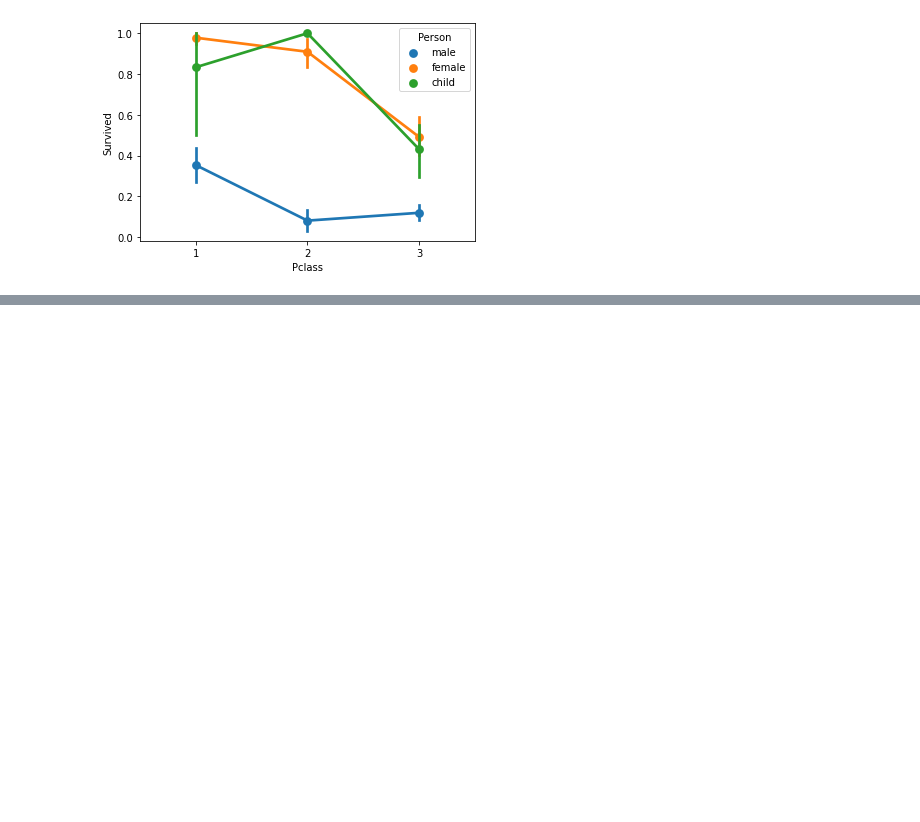
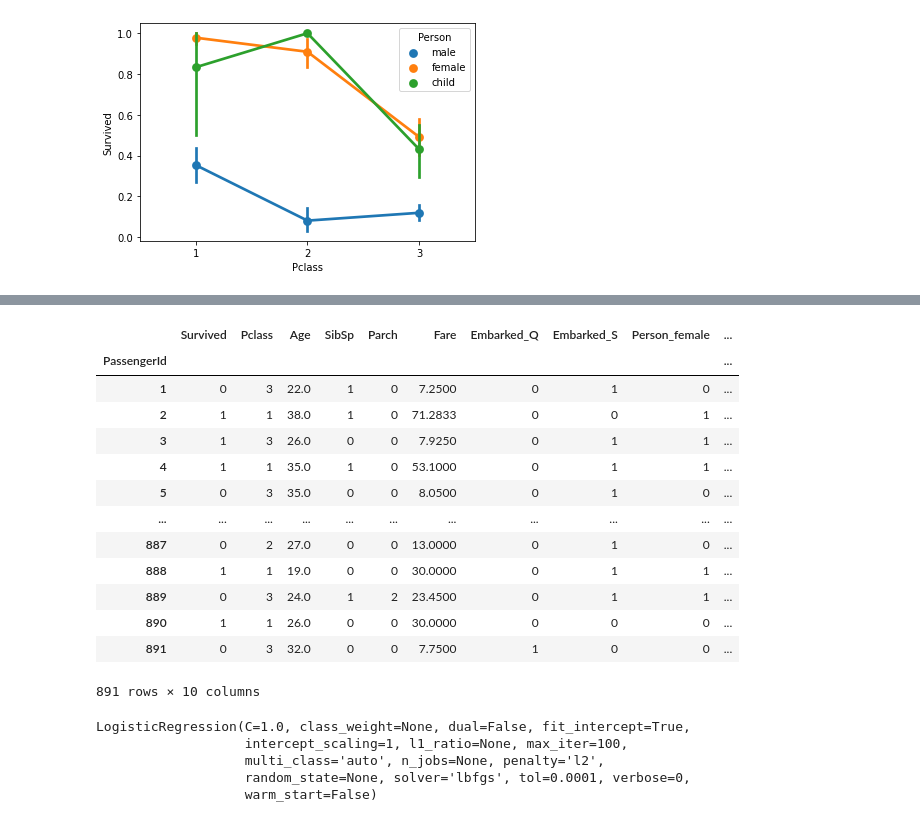
Before and after one commit to SiddhanthNB/Titanic-EDA, a Jupyter notebook: Titanic.ipynb, the cells around one changed output, grey strips where cells are left out. Drawn from its saved outputs; the diff is of its cells as text; code cells hidden in the pictures; blank space fills up the shorter version.

```diff
--- a/Titanic.ipynb
+++ b/Titanic.ipynb
@@ -171,0 +208,2 @@ sns.pointplot(x='Pclass',y='Survived',hue='Person',data=titanic_data)
+# %%
+titanic_data.drop(['Name','Sex','Ticket','Cabin'],axis=1,inplace=True)
@@ -171,0 +220,18 @@ sns.pointplot(x='Pclass',y='Survived',hue='Person',data=titanic_data)
+# %%
+titanic_data = pd.get_dummies(titanic_data, columns = ['Embarked', 'Person'], drop_first = True)
+titanic_data
+# %% [output]
+|  | Survived | Pclass | Age | SibSp | Parch | Fare | Embarked_Q | Embarked_S | Person_female | ... |
+| PassengerId |  |  |  |  |  |  |  |  |  | ... |
+| 1 | 0 | 3 | 22.0 | 1 | 0 | 7.2500 | 0 | 1 | 0 | ... |
+| 2 | 1 | 1 | 38.0 | 1 | 0 | 71.2833 | 0 | 0 | 1 | ... |
+| 3 | 1 | 3 | 26.0 | 0 | 0 | 7.9250 | 0 | 1 | 1 | ... |
+| 4 | 1 | 1 | 35.0 | 1 | 0 | 53.1000 | 0 | 1 | 1 | ... |
+| 5 | 0 | 3 | 35.0 | 0 | 0 | 8.0500 | 0 | 1 | 0 | ... |
+| ... | ... | ... | ... | ... | ... | ... | ... | ... | ... | ... |
+| 887 | 0 | 2 | 27.0 | 0 | 0 | 13.0000 | 0 | 1 | 0 | ... |
+| 888 | 1 | 1 | 19.0 | 0 | 0 | 30.0000 | 0 | 1 | 1 | ... |
+| 889 | 0 | 3 | 24.0 | 1 | 2 | 23.4500 | 0 | 1 | 1 | ... |
+| 890 | 1 | 1 | 26.0 | 0 | 0 | 30.0000 | 0 | 0 | 0 | ... |
+| 891 | 0 | 3 | 32.0 | 0 | 0 | 7.7500 | 1 | 0 | 0 | ... |
+891 rows × 10 columns
@@ -171,0 +248,10 @@ sns.pointplot(x='Pclass',y='Survived',hue='Person',data=titanic_data)
+# %%
+from sklearn.linear_model import LogisticRegression
+model = LogisticRegression()
+model.fit(X_train,y_train)
+# %% [output]
+LogisticRegression(C=1.0, class_weight=None, dual=False, fit_intercept=True,
+                   intercept_scaling=1, l1_ratio=None, max_iter=100,
+                   multi_class='auto', n_jobs=None, penalty='l2',
+                   random_state=None, solver='lbfgs', tol=0.0001, verbose=0,
+                   warm_start=False)
```
Also changed, not shown: parts of 20 cells of this notebook.
